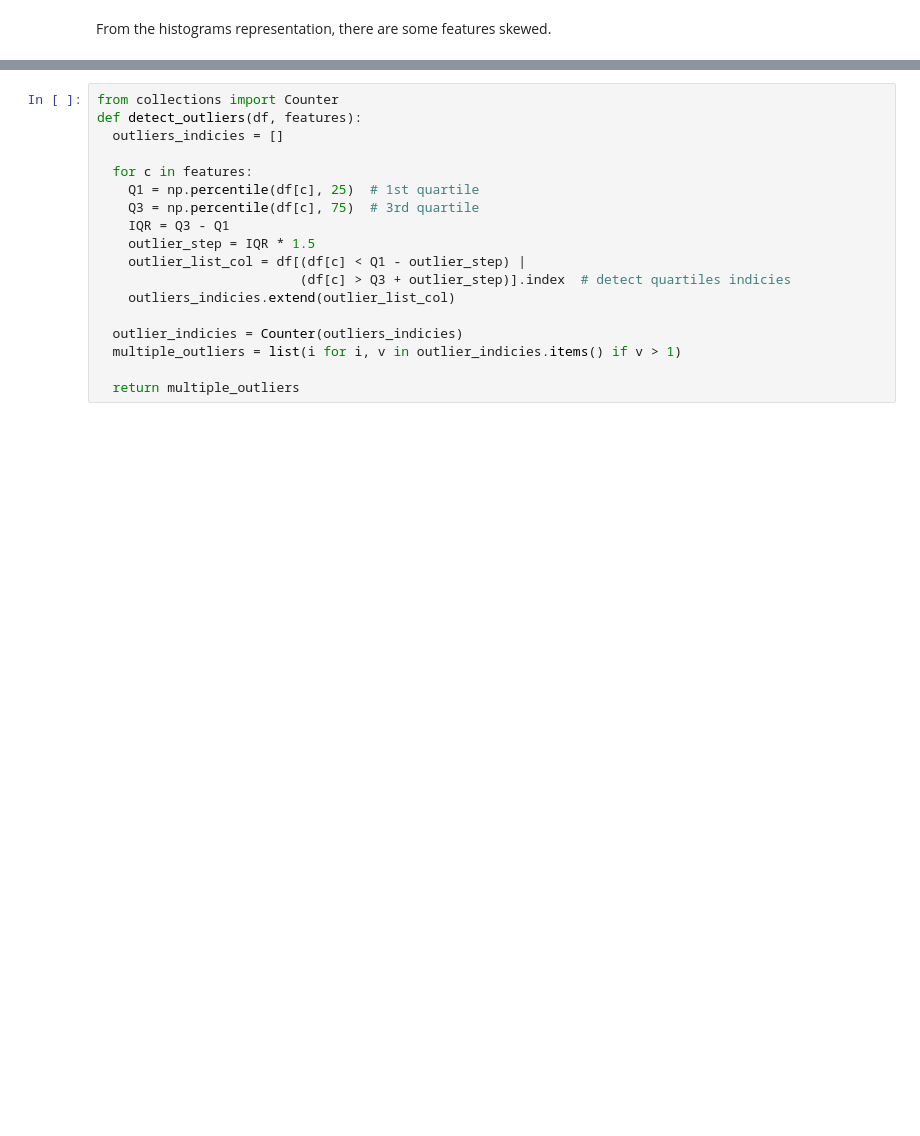
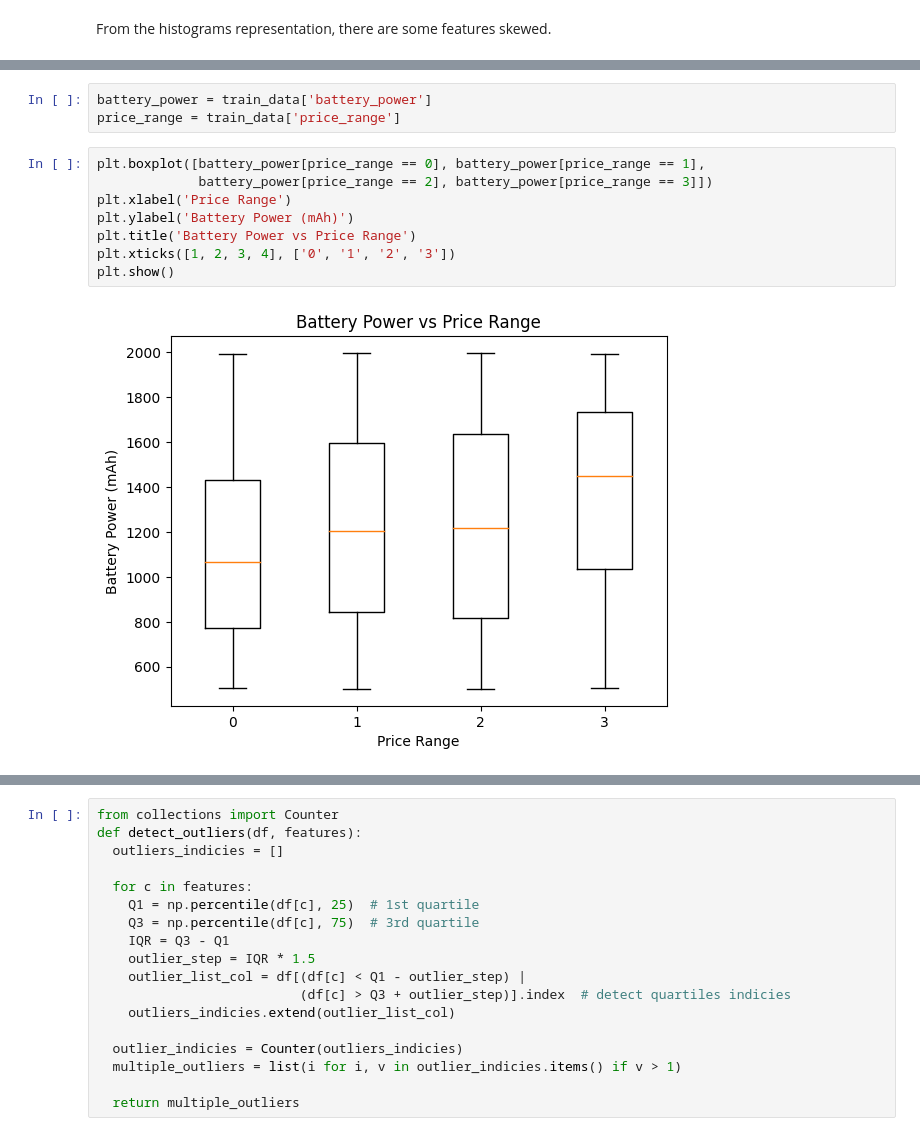
Before and after one commit to HendEmad/Mobile_price_prediction, a Jupyter notebook: notebooks/price_prediction.ipynb, the cells around one changed output, grey strips where cells are left out. Drawn from its saved outputs; the diff is of its cells as text; blank space fills up the shorter version.

```diff
--- a/notebooks/price_prediction.ipynb
+++ b/notebooks/price_prediction.ipynb
@@ -245,0 +311,13 @@ From the histograms representation, there are some features skewed.
+# %%
+battery_power = train_data['battery_power']
+price_range = train_data['price_range']
+# %%
+plt.boxplot([battery_power[price_range == 0], battery_power[price_range == 1],
+             battery_power[price_range == 2], battery_power[price_range == 3]])
+plt.xlabel('Price Range')
+plt.ylabel('Battery Power (mAh)')
+plt.title('Battery Power vs Price Range')
+plt.xticks([1, 2, 3, 4], ['0', '1', '2', '3'])
+plt.show()
+# %% [output]
+[figure, added]
```
Also changed, not shown: parts of 65 cells of this notebook.
